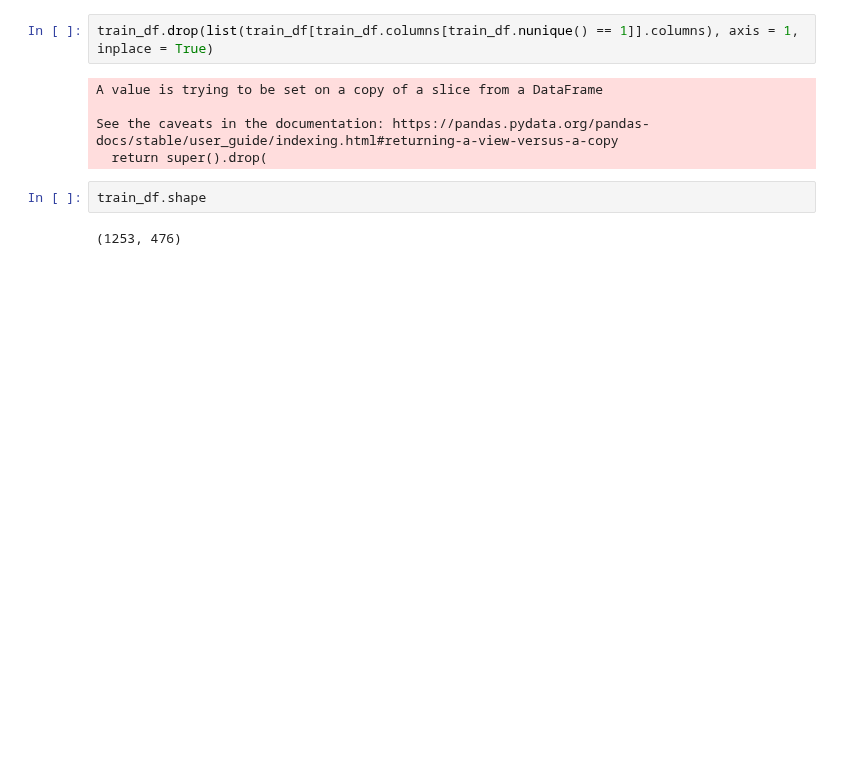
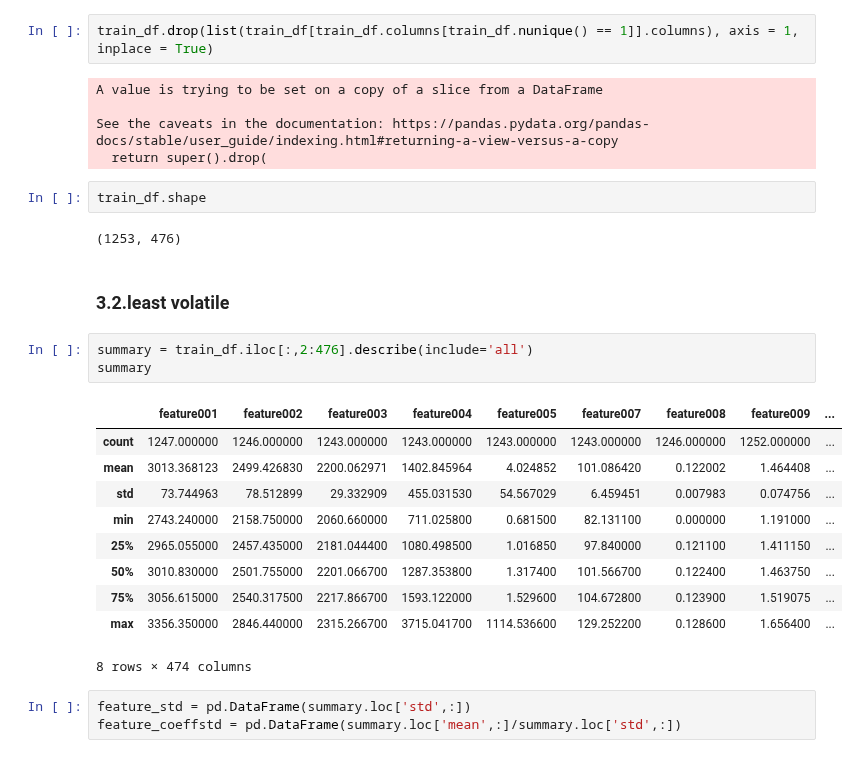
Before and after one commit to Landschy/datamining-htw, a Jupyter notebook: scripts/presentation1.ipynb, the cells around one changed output. Cells and saved outputs as stored; diff of their text form; blank space fills up the shorter version.

Commit message:
least volatile features finding

```diff
--- a/scripts/presentation1.ipynb
+++ b/scripts/presentation1.ipynb
@@ -126,3 +149,22 @@ See the caveats in the documentation: https://pandas.pydata.org/pandas-docs/stab
 train_df.shape
 # %% [output]
 (1253, 476)
+# %% [markdown]
+### 3.2.least volatile
+# %%
+summary = train_df.iloc[:,2:476].describe(include='all')
+summary
+# %% [output]
+|  | feature001 | feature002 | feature003 | feature004 | feature005 | feature007 | feature008 | feature009 | ... |
+| count | 1247.000000 | 1246.000000 | 1243.000000 | 1243.000000 | 1243.000000 | 1243.000000 | 1246.000000 | 1252.000000 | ... |
+| mean | 3013.368123 | 2499.426830 | 2200.062971 | 1402.845964 | 4.024852 | 101.086420 | 0.122002 | 1.464408 | ... |
+| std | 73.744963 | 78.512899 | 29.332909 | 455.031530 | 54.567029 | 6.459451 | 0.007983 | 0.074756 | ... |
+| min | 2743.240000 | 2158.750000 | 2060.660000 | 711.025800 | 0.681500 | 82.131100 | 0.000000 | 1.191000 | ... |
+| 25% | 2965.055000 | 2457.435000 | 2181.044400 | 1080.498500 | 1.016850 | 97.840000 | 0.121100 | 1.411150 | ... |
+| 50% | 3010.830000 | 2501.755000 | 2201.066700 | 1287.353800 | 1.317400 | 101.566700 | 0.122400 | 1.463750 | ... |
+| 75% | 3056.615000 | 2540.317500 | 2217.866700 | 1593.122000 | 1.529600 | 104.672800 | 0.123900 | 1.519075 | ... |
+| max | 3356.350000 | 2846.440000 | 2315.266700 | 3715.041700 | 1114.536600 | 129.252200 | 0.128600 | 1.656400 | ... |
+8 rows × 474 columns
+# %%
+feature_std = pd.DataFrame(summary.loc['std',:])
+feature_coeffstd = pd.DataFrame(summary.loc['mean',:]/summary.loc['std',:])
```
Also changed, not shown: parts of 12 cells of this notebook.
